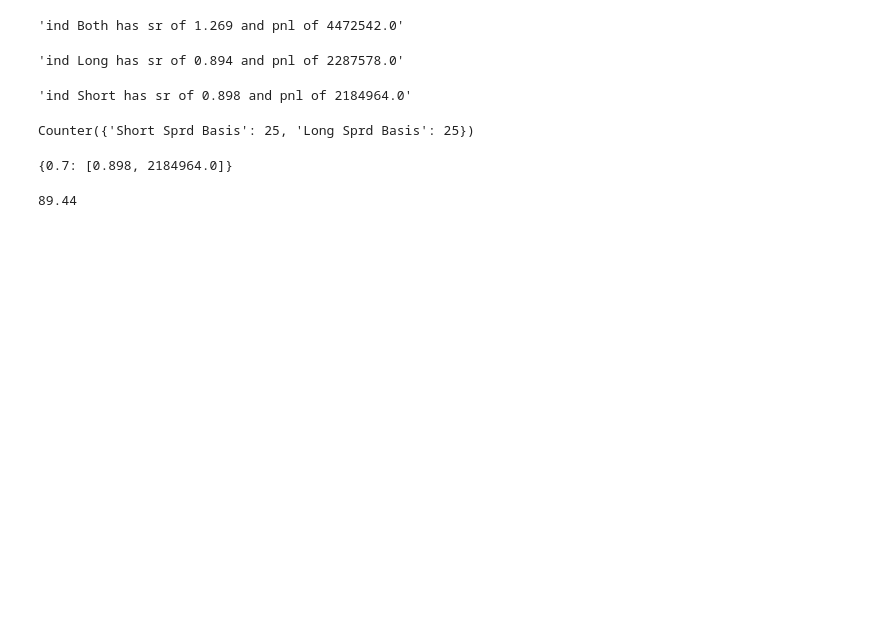
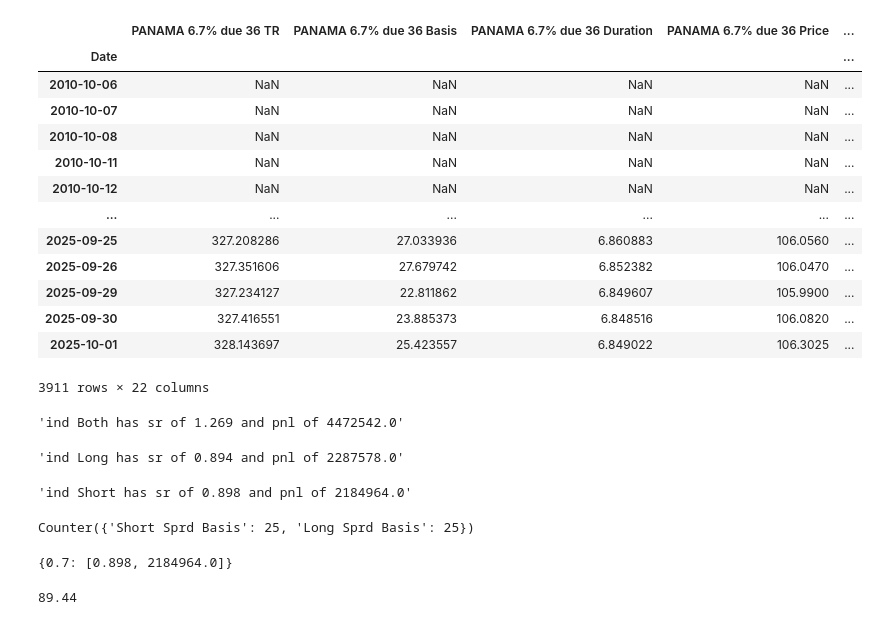
Before and after one commit to vasusharmaiiicm/58.-EM-Basis-Backtest, a Jupyter notebook: Final.ipynb, the cells around one changed output. Drawn from its saved outputs; the diff is of its cells as text; code cells hidden in the pictures; blank space fills up the shorter version.

```diff
--- a/Final.ipynb
+++ b/Final.ipynb
@@ -152,4 +219,67 @@ labels["Fed Fund"] = "FF"
 
 # dq = df.copy()
 # dq.to_parquet("PA - DQ Data.parquet")
+# %%
+dq = pd.read_parquet("PA - DQ Data.parquet")
+# dq[[col for col in dq.columns if 'Rich/Cheap' in col]].plot(legend=False)
+dq = dq.drop([col for col in dq.columns if 'Rich/Cheap' in col], axis=1)
+pecs_cols = [col for col in dq.columns if col.endswith("PECS Bid")]
+for item in pecs_cols:
+    if item.replace("PECS Bid","PECS Ask") in dq.columns:
+        dq[item.replace(" Bid","")] = 0.5*(dq[item] + dq[item.replace("PECS Bid","PECS Ask")])
+dq = dq[[col for col in dq.columns if not(col.endswith("PECS Bid")) and not col.endswith("PECS Ask")]].copy()
+
+bonds = [col.replace(" Basis","") for col in dq.columns if col.endswith("Basis")]
+bbg = dq[[col for col in dq.columns if col.startswith("CT")]].copy()
+bbg.columns = bbg.columns.str.replace("Modified Duration","Dur").str.replace('Coupon','Cpn')
+dq = dq[[col for col in dq.columns if not col.startswith("CT")]].copy()
+dq.columns = dq.columns.str.replace(dq.columns[2], f"{dq.columns[2].split(" ")[0]}" + " CDS PX")
+dq[dq.columns[2]] = 100 - dq[dq.columns[2]]
+cds = dq.iloc[:,:3].copy()
+cds.columns = ["CDS 5Y Dur","CDS 5Y Par Sprd","CDS 5Y PX"]
+original_cds = cds.copy()
+
+dq = dq.iloc[:,3:].copy()
+dur = bbg[[col for col in bbg.columns if col.endswith("_Dur")]].copy()
+
+for item in bonds:
+    dq[f"{item} Basis 1Y ZScore"] = (dq[f"{item} Basis"] - dq[f"{item} Basis"].rolling(252,min_periods=200).\
+        mean())/dq[f"{item} Basis"].rolling(252,min_periods=200).std()
+
+# for item in bonds:
+# bond = bonds[1]
+bond = "PANAMA 6.7% due 36"
+
+df = pd.concat([dq[[col for col in dq.columns if col.startswith(bond)]].\
+    dropna(how="all"), dur],axis=1).dropna().sort_index()
+
+cts = ["5", "7", "10", "20", "30"]
+hedge_cols = [f"CT{ct}_Dur" for ct in cts]
+X = df[hedge_cols].to_numpy()
+y = df[f"{bond} Duration"].to_numpy()
+diff = np.abs(X - y[:, None])
+idx = diff.argmin(axis=1)
+df["Min_Dist"] = diff[np.arange(len(df)), idx]
+df["Rates_Hg"] = df[hedge_cols].columns[idx]
+df["Rates_Hg"] = [item.replace("_Dur","") for item in df["Rates_Hg"]]
+df = df.drop(hedge_cols+["Min_Dist"],axis=1)
+
+df = pd.concat([df,bbg],axis=1).sort_index().copy()
+
+df
+# %% [output]
+|  | PANAMA 6.7% due 36 TR | PANAMA 6.7% due 36 Basis | PANAMA 6.7% due 36 Duration | PANAMA 6.7% due 36 Price | ... |
+| Date |  |  |  |  | ... |
+| 2010-10-06 | NaN | NaN | NaN | NaN | ... |
+| 2010-10-07 | NaN | NaN | NaN | NaN | ... |
+| 2010-10-08 | NaN | NaN | NaN | NaN | ... |
+| 2010-10-11 | NaN | NaN | NaN | NaN | ... |
+| 2010-10-12 | NaN | NaN | NaN | NaN | ... |
+| ... | ... | ... | ... | ... | ... |
+| 2025-09-25 | 327.208286 | 27.033936 | 6.860883 | 106.0560 | ... |
+| 2025-09-26 | 327.351606 | 27.679742 | 6.852382 | 106.0470 | ... |
+| 2025-09-29 | 327.234127 | 22.811862 | 6.849607 | 105.9900 | ... |
+| 2025-09-30 | 327.416551 | 23.885373 | 6.848516 | 106.0820 | ... |
+| 2025-10-01 | 328.143697 | 25.423557 | 6.849022 | 106.3025 | ... |
+3911 rows × 22 columns
 # %%
```
Also changed, not shown: parts of 2 cells of this notebook, 2 other files.
